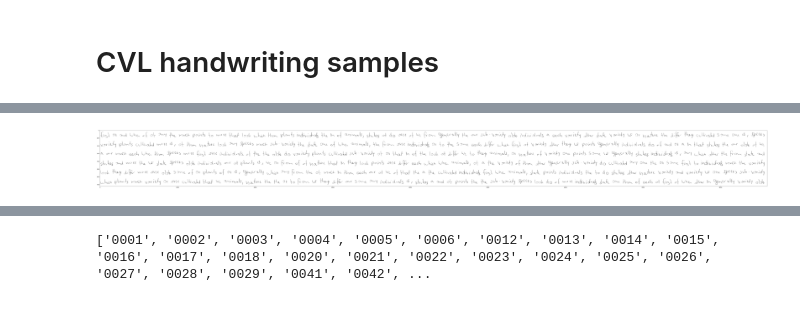
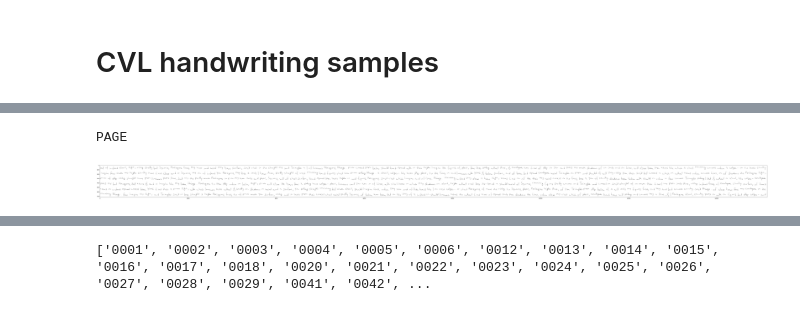
Before and after one commit to DavitKvartskhava/Writer-Identification, a Jupyter notebook: identification.ipynb, the cells around one changed output, grey strips where cells are left out. Cells and saved outputs as stored; diff of their text form; code cells hidden in the pictures.

```diff
--- a/identification.ipynb
+++ b/identification.ipynb
@@ -152,16 +137,20 @@ plt.imshow(image, cmap='gray')
 # %%
 def produce_page(list_of_word_filenames, L):
+
     concatenated_image = produce_random_line(list_of_word_filenames)
     for i in range(L-1):
         next_line = produce_random_line(list_of_word_filenames)
-#         print(next_line.shape)
         concatenated_image = cv2.vconcat([concatenated_image, next_line])
     return concatenated_image
-image = produce_page(dct[4], 6)
+
+#example of a page
+image = produce_page(dct[1], L=6)
 plt.figure(figsize=(100,100))
+print("PAGE")
 plt.imshow(image, cmap='gray')
 plt.show()
 # %% [output]
+PAGE
-[figure, old version]
+[figure, new version]
 # %%
 PATCH_DIM = 224
```
Also changed, not shown: parts of 31 cells of this notebook.
